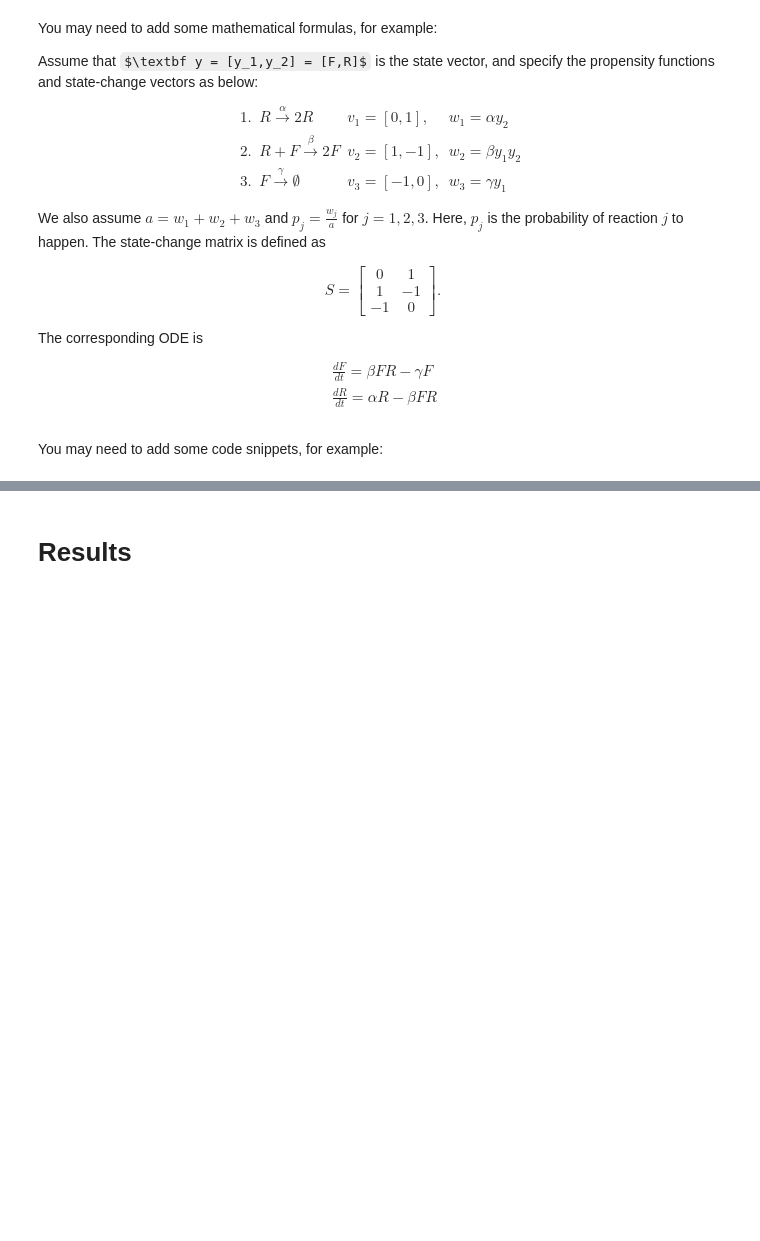
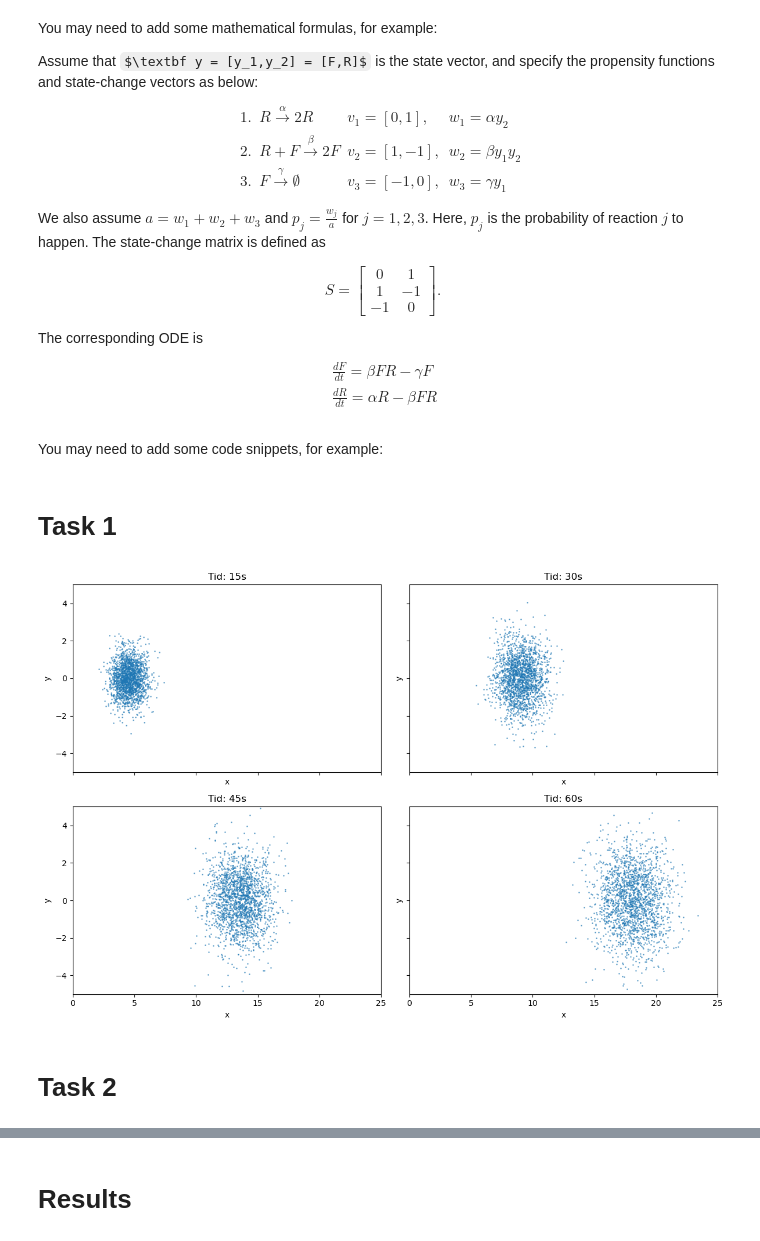
Before and after one commit to johanneslopponen/scicomp_miniproject, a Jupyter notebook: Report.ipynb, the cells around one changed output, grey strips where cells are left out. Drawn from its saved outputs; the diff is of its cells as text; code cells hidden in the pictures; some formulas as TeX source; blank space fills up the shorter version.

Commit message:
copy code to jupyter notebook

```diff
--- a/Report.ipynb
+++ b/Report.ipynb
@@ -69,0 +76,41 @@ def RandExp(lam,N):
+# %% [markdown]
+# Task 1
+# %%
+def euler(N,T,h,D,u,num_steps,checkpoints):
+    X = np.zeros((N,2))
+
+    t = np.linspace(0,T, num_steps + 1)
+
+    snapshots = {}
+
+    for n in range(0, num_steps+1):
+        Z = np.random.randn(N,2)
+
+        X = X + u * h + np.sqrt(2 * D * h) * Z
+
+        if round(t[n],1) in checkpoints:
+            snapshots[int(t[n])] = X.copy()
+
+    return snapshots
+# %%
+# Plot
+
+snapshots = euler(N,T,h,D,u,num_steps, checkpoints)
+fig, axes = plt.subplots(2, 2, figsize=(12, 8), sharex=True, sharey=True)
+axes = axes.flatten()
+
+for i, t in enumerate(checkpoints):
+    pos = snapshots[t]
+    axes[i].scatter(pos[:, 0], pos[:, 1], s=1, alpha=0.5)
+    axes[i].set_title(f"Tid: {t}s")
+    axes[i].set_xlim(0, 25)
+    axes[i].set_ylim(-5, 5)
+    axes[i].set_xlabel("x")
+    axes[i].set_ylabel("y")
+
+plt.tight_layout()
+plt.show()
+# %% [output]
+[figure, added]
+# %% [markdown]
+# Task 2
```
Also changed, not shown: parts of 5 cells of this notebook.
